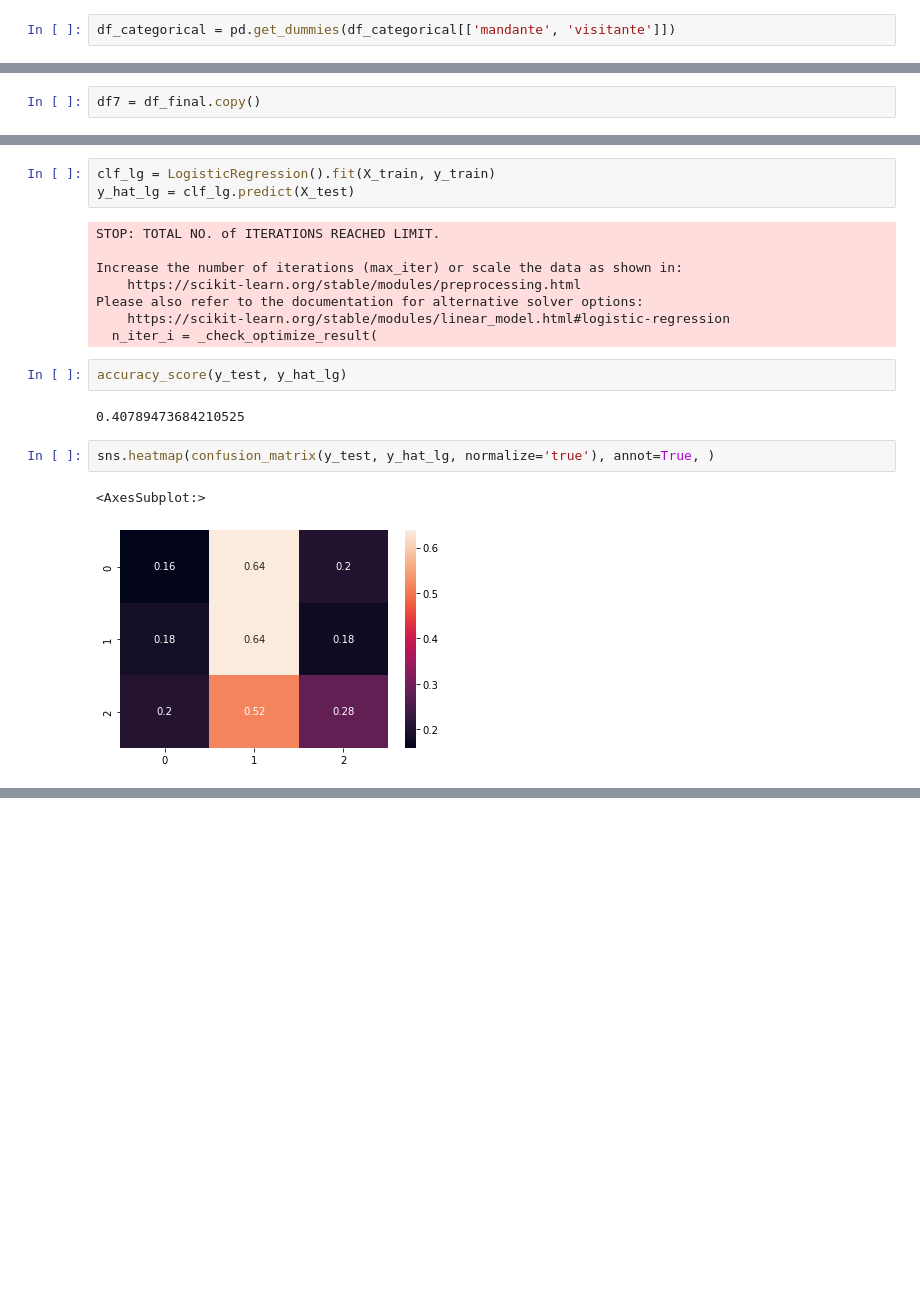
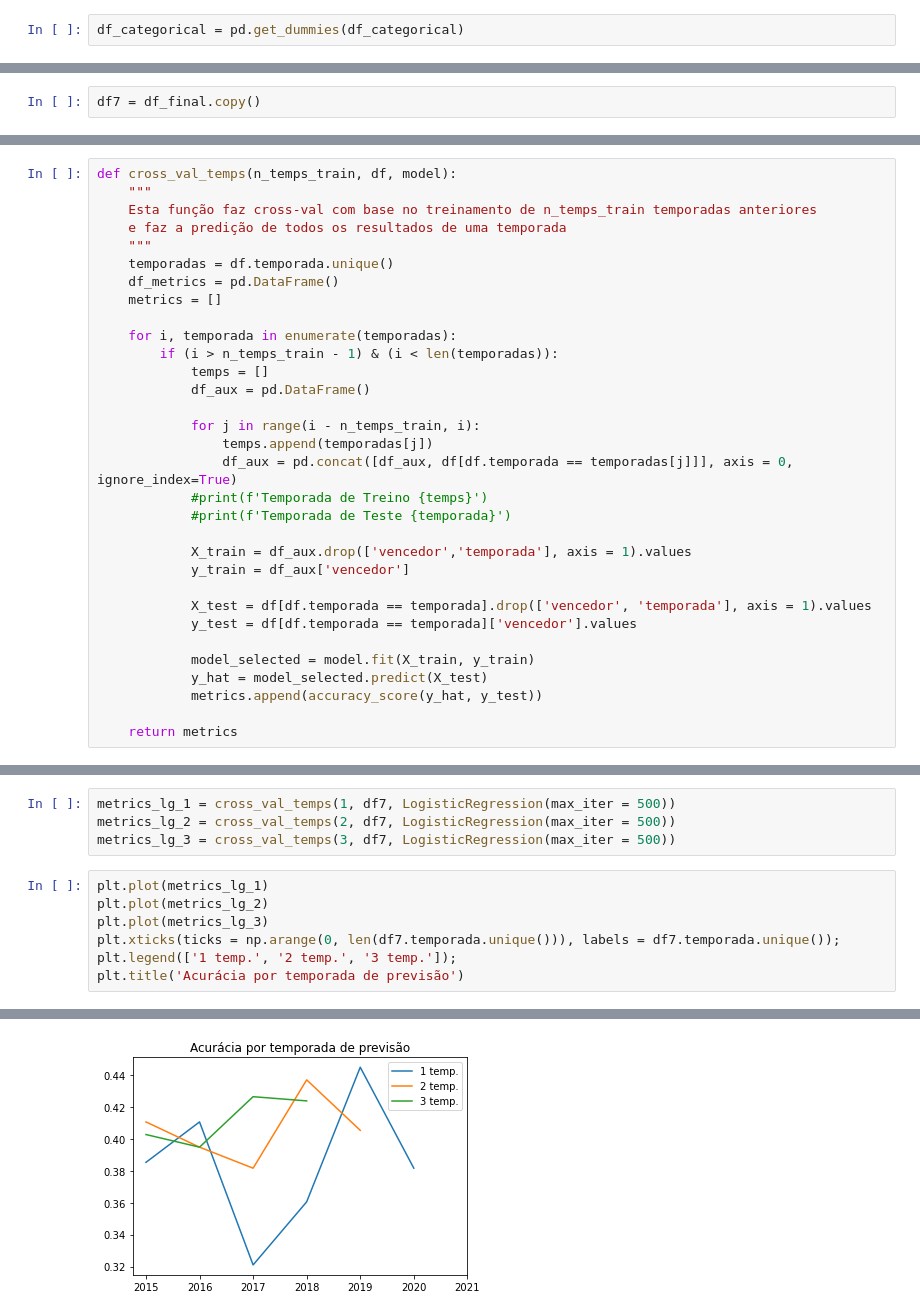
Before and after one commit to mahelvson/FootballPredictions, a Jupyter notebook: notebooks/Análise Final - Prevendo Jogos do Brasileirão.ipynb, the cells around one changed output, grey strips where cells are left out. Cells and saved outputs as stored; diff of their text form; blank space fills up the shorter version.

```diff
--- a/notebooks/Cycle11 - Final Analysis.ipynb
+++ b/notebooks/Análise Final - Prevendo Jogos do Brasileirão.ipynb
@@ -1351,5 +1390,5 @@ df_temporada = df6[['temporada']]
 # %% [markdown]
 ## 6.3 Encoding
 # %%
-df_categorical = pd.get_dummies(df_categorical[['mandante', 'visitante']])
+df_categorical = pd.get_dummies(df_categorical)
 # %% [markdown]
@@ -1422 +1459,33 @@ y_test = df7[df7['temporada'] > 2020]['vencedor'].values
+# %%
+def cross_val_temps(n_temps_train, df, model):
+    """
+    Esta função faz cross-val com base no treinamento de n_temps_train temporadas anteriores
+    e faz a predição de todos os resultados de uma temporada
+    """
+    temporadas = df.temporada.unique()
+    df_metrics = pd.DataFrame()
+    metrics = []
+
+    for i, temporada in enumerate(temporadas):
+        if (i > n_temps_train - 1) & (i < len(temporadas)):
+            temps = []
+            df_aux = pd.DataFrame()
+
+            for j in range(i - n_temps_train, i):
+                temps.append(temporadas[j])
+                df_aux = pd.concat([df_aux, df[df.temporada == temporadas[j]]], axis = 0, ignore_index=True)
+            #print(f'Temporada de Treino {temps}')
+            #print(f'Temporada de Teste {temporada}')
+
+            X_train = df_aux.drop(['vencedor','temporada'], axis = 1).values
+            y_train = df_aux['vencedor']
+
+            X_test = df[df.temporada == temporada].drop(['vencedor', 'temporada'], axis = 1).values
+            y_test = df[df.temporada == temporada]['vencedor'].values
+
+            model_selected = model.fit(X_train, y_train)
+            y_hat = model_selected.predict(X_test)
+            metrics.append(accuracy_score(y_hat, y_test))
+
+    return metrics
 # %% [markdown]
@@ -1424,20 +1493,12 @@ y_test = df7[df7['temporada'] > 2020]['vencedor'].values
-# %%
-clf_lg = LogisticRegression().fit(X_train, y_train)
-y_hat_lg = clf_lg.predict(X_test)
-# %% [output]
-STOP: TOTAL NO. of ITERATIONS REACHED LIMIT.
-
-Increase the number of iterations (max_iter) or scale the data as shown in:
-    https://scikit-learn.org/stable/modules/preprocessing.html
-Please also refer to the documentation for alternative solver options:
-    https://scikit-learn.org/stable/modules/linear_model.html#logistic-regression
-  n_iter_i = _check_optimize_result(
-# %%
-accuracy_score(y_test, y_hat_lg)
-# %% [output]
-0.40789473684210525
-# %%
-sns.heatmap(confusion_matrix(y_test, y_hat_lg, normalize='true'), annot=True, )
-# %% [output]
-<AxesSubplot:>
-[figure, removed]
+# %%
+metrics_lg_1 = cross_val_temps(1, df7, LogisticRegression(max_iter = 500))
+metrics_lg_2 = cross_val_temps(2, df7, LogisticRegression(max_iter = 500))
+metrics_lg_3 = cross_val_temps(3, df7, LogisticRegression(max_iter = 500))
+# %%
+plt.plot(metrics_lg_1)
+plt.plot(metrics_lg_2)
+plt.plot(metrics_lg_3)
+plt.xticks(ticks = np.arange(0, len(df7.temporada.unique())), labels = df7.temporada.unique());
+plt.legend(['1 temp.', '2 temp.', '3 temp.']);
+plt.title('Acurácia por temporada de previsão')
+# %% [output]
@@ -1444 +1506,2 @@ sns.heatmap(confusion_matrix(y_test, y_hat_lg, normalize='true'), annot=True, )
+[figure, added]
 # %% [markdown]
```
Also changed, not shown: parts of 82 cells of this notebook.
